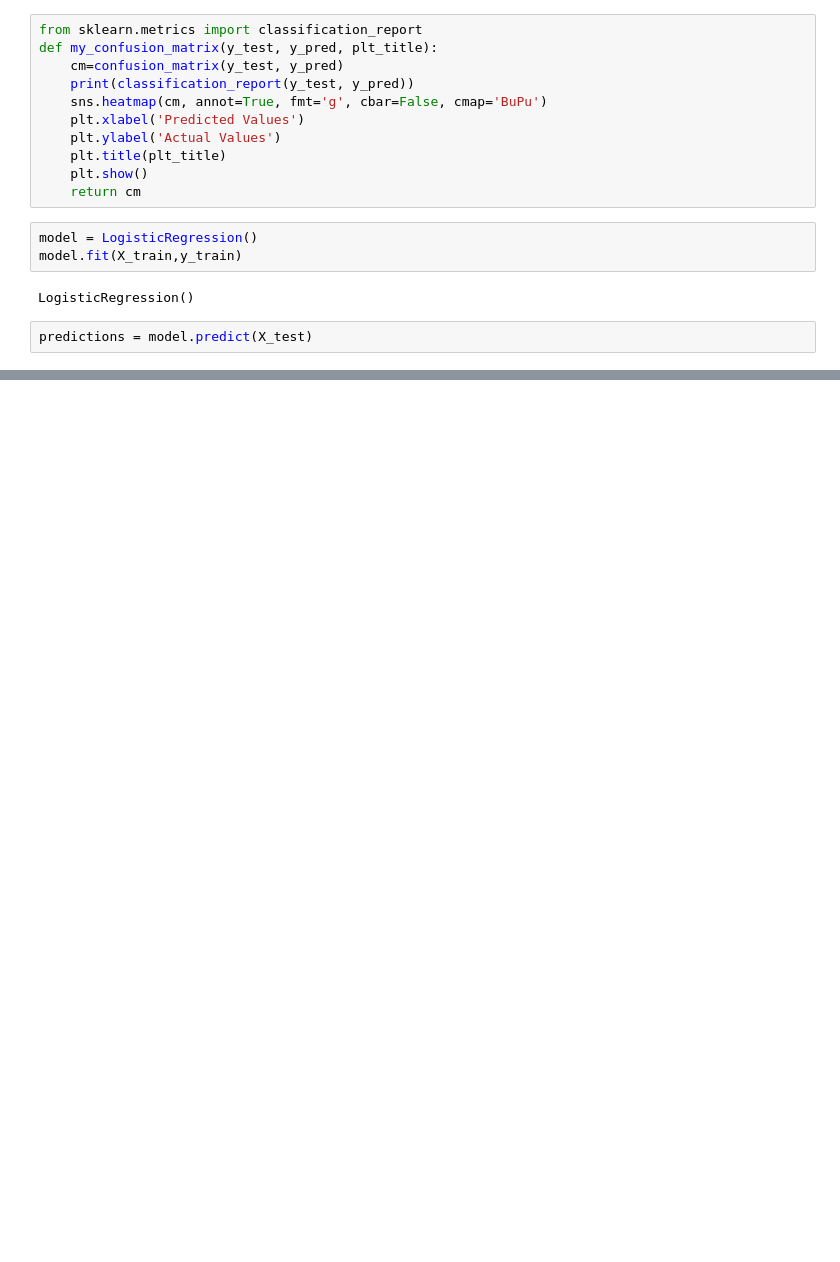
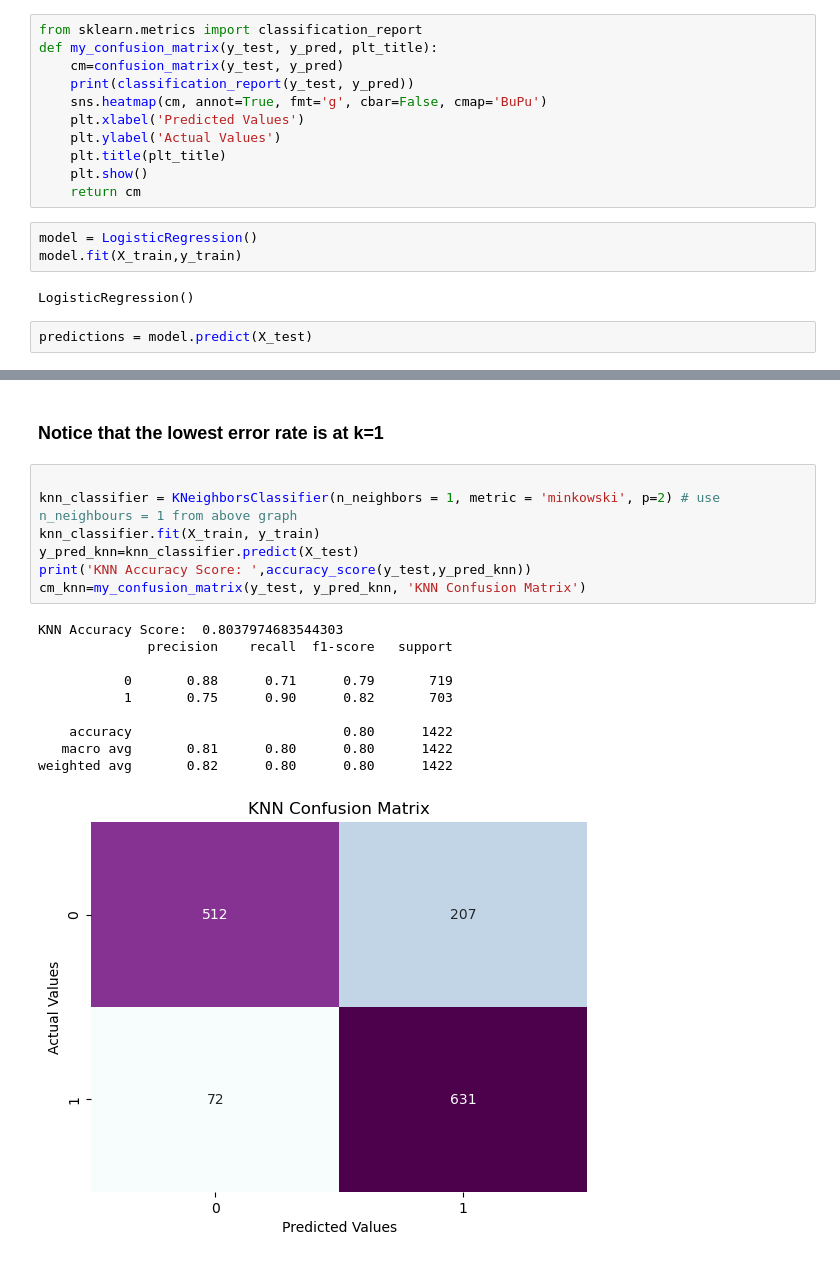
Before and after one commit to Mickamwamba/da-project, a Jupyter notebook: logistic_regression.ipynb, the cells around one changed output, grey strips where cells are left out. Cells and saved outputs as stored; diff of their text form; blank space fills up the shorter version.

```diff
--- a/logistic_regression.ipynb
+++ b/logistic_regression.ipynb
@@ -114,0 +136,20 @@ The confusion matrix [[506 213]
+# %% [markdown]
+### Notice that the lowest error rate is at k=1
+# %%
+
+knn_classifier = KNeighborsClassifier(n_neighbors = 1, metric = 'minkowski', p=2) # use n_neighbours = 1 from above graph
+knn_classifier.fit(X_train, y_train)
+y_pred_knn=knn_classifier.predict(X_test)
+print('KNN Accuracy Score: ',accuracy_score(y_test,y_pred_knn))
+cm_knn=my_confusion_matrix(y_test, y_pred_knn, 'KNN Confusion Matrix')
+# %% [output]
+KNN Accuracy Score:  0.8037974683544303
+              precision    recall  f1-score   support
+
+           0       0.88      0.71      0.79       719
+           1       0.75      0.90      0.82       703
+
+    accuracy                           0.80      1422
+   macro avg       0.81      0.80      0.80      1422
+weighted avg       0.82      0.80      0.80      1422
+[figure, added]
```
Also changed, not shown: parts of 8 cells of this notebook.
